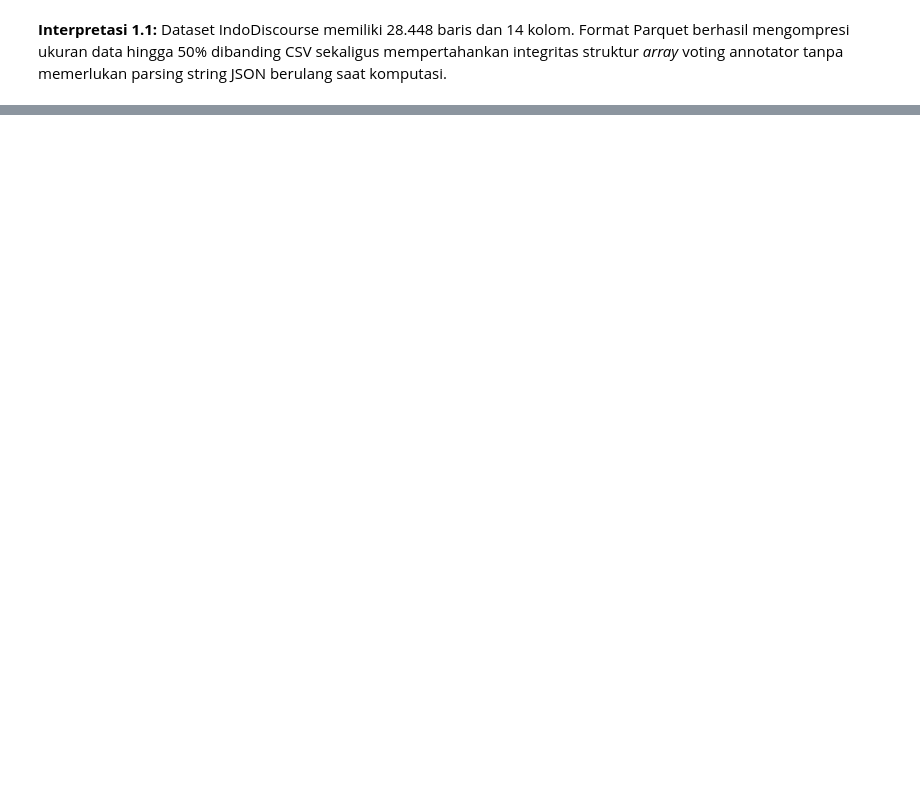
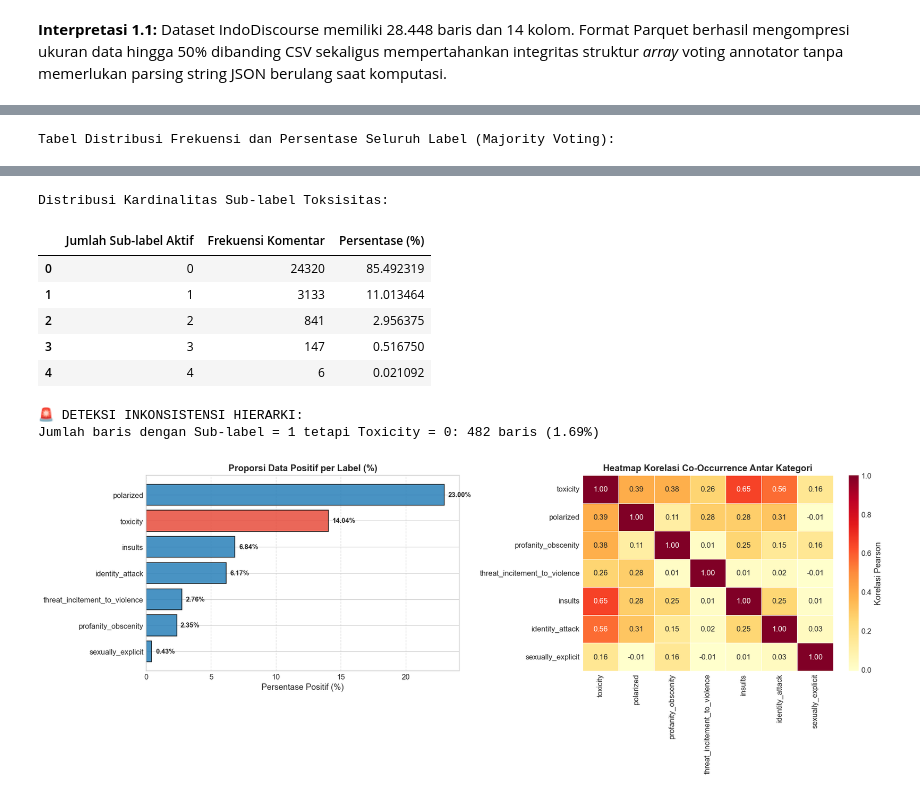
Before and after one commit to alkayyiss-ds/Project-Intelligence-System, a Jupyter notebook: notebooks/01_exploratory/01_EDA.ipynb, the cells around one changed output, grey strips where cells are left out. Cells and saved outputs as stored; diff of their text form; code cells hidden in the pictures; blank space fills up the shorter version.

```diff
--- a/notebooks/01_exploratory/01_EDA.ipynb
+++ b/notebooks/01_exploratory/01_EDA.ipynb
@@ -631,0 +351,66 @@ Berdasarkan rangkaian Exploratory Data Analysis (EDA) yang telah dilakukan secar
+# %%
+# 3.1 Tabel Frekuensi dan Persentase Tiap Label
+label_columns = [
+    "toxicity", "polarized", "profanity_obscenity",
+    "threat_incitement_to_violence", "insults",
+    "identity_attack", "sexually_explicit"
+]
+
+dist_list = []
+for col in label_columns:
+    binary_series = valid_df[col].apply(lambda x: int(np.mean([int(v) for v in x]) >= 0.5))
+    valid_df[f"{col}_bin"] = binary_series
+    pos = binary_series.sum()
+    neg = len(valid_df) - pos
+    dist_list.append({
+        "Label": col,
+        "Positif (1)": pos,
+        "Persentase Positif (%)": (pos / len(valid_df)) * 100,
+        "Negatif (0)": neg,
+        "Rasio Neg:Pos": f"{neg / max(1, pos):.2f} : 1"
+    })
+
+label_dist_df = pd.DataFrame(dist_list).sort_values("Positif (1)", ascending=False)
+print("Tabel Distribusi Frekuensi dan Persentase Seluruh Label (Majority Voting):")
+display(label_dist_df)
+
+# 3.2 Analisis Kardinalitas Multi-Label (Jumlah Sub-label per Komentar)
+sublabel_cols = ["profanity_obscenity_bin", "threat_incitement_to_violence_bin", "insults_bin", "identity_attack_bin", "sexually_explicit_bin"]
+valid_df["sublabel_cardinality"] = valid_df[sublabel_cols].sum(axis=1)
+
+card_summary = valid_df["sublabel_cardinality"].value_counts().sort_index().reset_index()
+card_summary.columns = ["Jumlah Sub-label Aktif", "Frekuensi Komentar"]
+card_summary["Persentase (%)"] = (card_summary["Frekuensi Komentar"] / len(valid_df)) * 100
+
+print("\nDistribusi Kardinalitas Sub-label Toksisitas:")
+display(card_summary)
+
+# 3.3 Pemeriksaan Inkonsistensi Hierarki
+# Kasus di mana salah satu sub-label toksisitas spesifik = 1, namun label induk toxicity = 0
+hier_inconsistent = valid_df[(valid_df["sublabel_cardinality"] > 0) & (valid_df["toxicity_bin"] == 0)]
+print(f"\n🚨 DETEKSI INKONSISTENSI HIERARKI:")
+print(f"Jumlah baris dengan Sub-label = 1 tetapi Toxicity = 0: {len(hier_inconsistent)} baris ({len(hier_inconsistent) / len(valid_df) * 100:.2f}%)")
+
+# Visualisasi Bar Chart & Heatmap Korelasi
+fig, axes = plt.subplots(1, 2, figsize=(16, 6))
+
+bar_colors = ["#e74c3c" if l == "toxicity" else "#2980b9" for l in label_dist_df["Label"]]
+bars = axes[0].barh(label_dist_df["Label"][::-1], label_dist_df["Persentase Positif (%)"][::-1], color=bar_colors[::-1], edgecolor="black", alpha=0.85)
+axes[0].set_title("Proporsi Data Positif per Label (%)", fontweight="bold")
+axes[0].set_xlabel("Persentase Positif (%)")
+axes[0].grid(axis="x", linestyle="--", alpha=0.6)
+for b in bars:
+    w = b.get_width()
+    axes[0].text(w + 0.3, b.get_y() + b.get_height()/2, f"{w:.2f}%", va="center", fontsize=9, fontweight="bold")
+
+bin_cols = [f"{col}_bin" for col in label_columns]
+corr_matrix = valid_df[bin_cols].corr(method="pearson")
+corr_matrix.columns = label_columns
+corr_matrix.index = label_columns
+sns.heatmap(corr_matrix, annot=True, fmt=".2f", cmap="YlOrRd", cbar_kws={'label': 'Korelasi Pearson'}, linewidths=0.5, ax=axes[1])
+axes[1].set_title("Heatmap Korelasi Co-Occurrence Antar Kategori", fontweight="bold")
+
+plt.tight_layout()
+plt.show()
+# %% [output]
+Tabel Distribusi Frekuensi dan Persentase Seluruh Label (Majority Voting):
@@ -631,0 +425,10 @@ Berdasarkan rangkaian Exploratory Data Analysis (EDA) yang telah dilakukan secar
+Distribusi Kardinalitas Sub-label Toksisitas:
+|  | Jumlah Sub-label Aktif | Frekuensi Komentar | Persentase (%) |
+| 0 | 0 | 24320 | 85.492319 |
+| 1 | 1 | 3133 | 11.013464 |
+| 2 | 2 | 841 | 2.956375 |
+| 3 | 3 | 147 | 0.516750 |
+| 4 | 4 | 6 | 0.021092 |
+🚨 DETEKSI INKONSISTENSI HIERARKI:
+Jumlah baris dengan Sub-label = 1 tetapi Toxicity = 0: 482 baris (1.69%)
+[figure, added]
```
Also changed, not shown: parts of 49 cells of this notebook, 3 other files.
